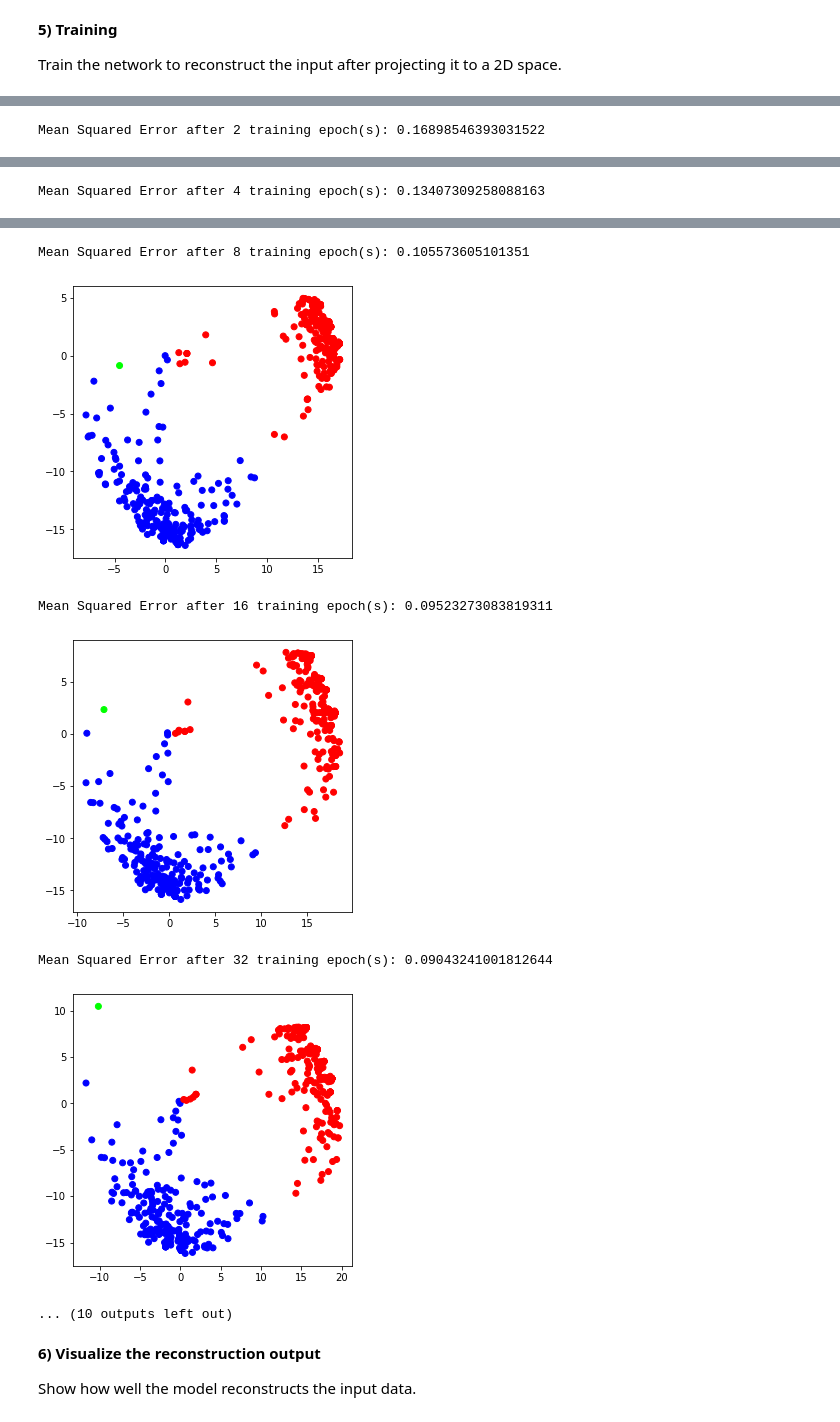
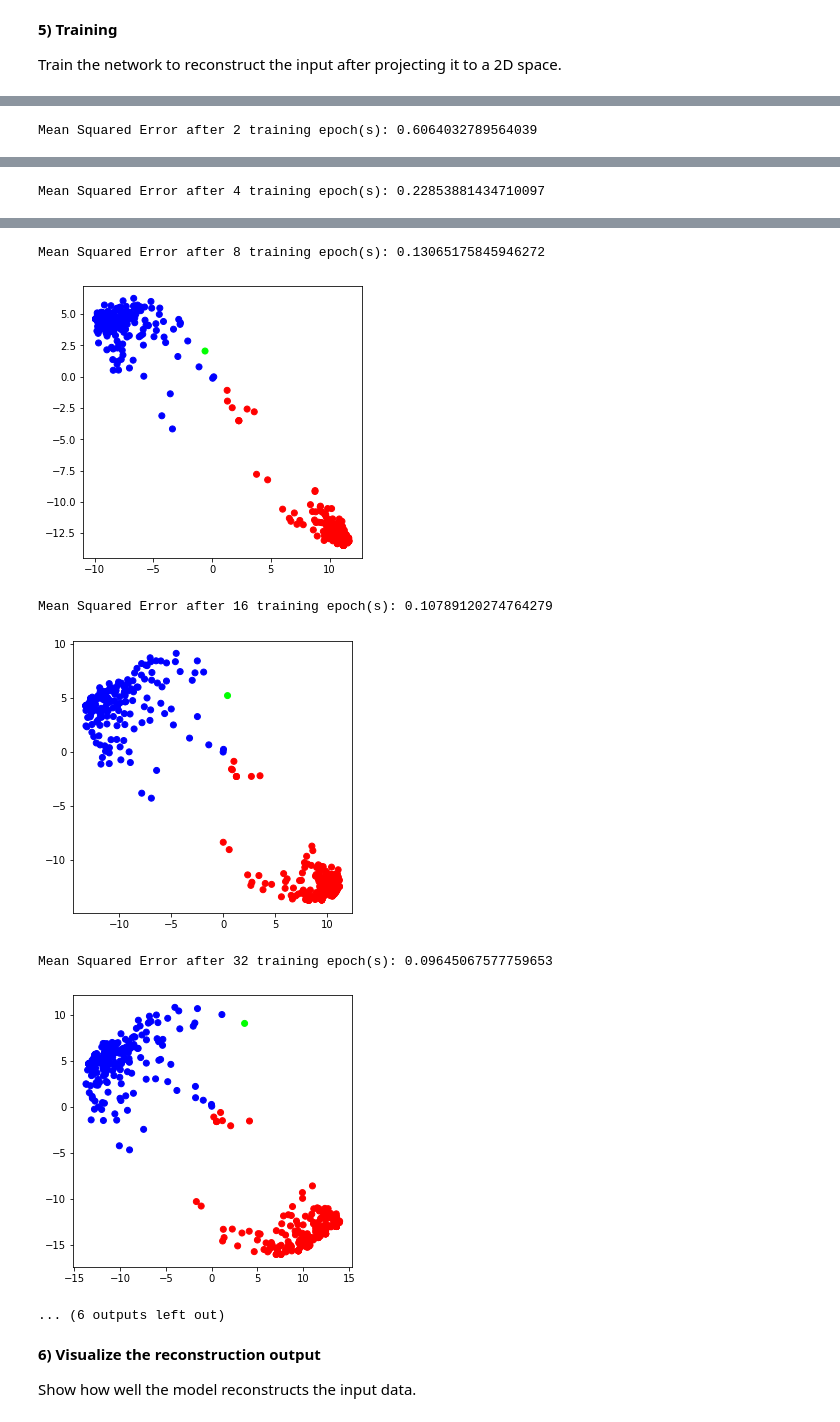
Before and after one commit to shilpisirohi12/bootcamp, a Jupyter notebook: Project2.ipynb, the cells around one changed output, grey strips where cells are left out. Drawn from its saved outputs; the diff is of its cells as text; code cells hidden in the pictures.

```diff
--- a/Project2.ipynb
+++ b/Project2.ipynb
@@ -115,13 +115,11 @@ Create an autoencoder neural network that projects a vector of votes from a hous
 embedding_size = 2
 
 input = tf.keras.Input(shape=(N,))
-out = tf.keras.layers.Dense(128, activation='relu')(input)
-out1 = tf.keras.layers.Dense(64, activation='relu')(out)
-emb = tf.keras.layers.Dense(embedding_size)(out1)
+out = tf.keras.layers.Dense(32, activation='relu')(input)
+emb = tf.keras.layers.Dense(embedding_size)(out)
 
-out = tf.keras.layers.Dense(64, activation='relu')(emb)
-out1 = tf.keras.layers.Dense(128, activation='relu')(out)
-rec = tf.keras.layers.Dense(N, activation='tanh')(out1)
+out = tf.keras.layers.Dense(32, activation='relu')(emb)
+rec = tf.keras.layers.Dense(N, activation='tanh')(out)
 
 model = tf.keras.models.Model(inputs=input, outputs=[rec, emb])
 model.summary()
@@ -192,7 +191,7 @@ def validate(X_, batch_size, model, emb_size):
 
 #training loop
 optimizer = tf.optimizers.Adam(learning_rate=0.001)
-num_epochs = 1024
+num_epochs = 256
 batch_size = 32
 
 log_count = 1
@@ -210 +209 @@ Mean Squared Error after 1 training epoch(s): 0.628905845130554
-Mean Squared Error after 2 training epoch(s): 0.16898546393031522
+Mean Squared Error after 2 training epoch(s): 0.6064032789564039
@@ -212 +211 @@ Mean Squared Error after 2 training epoch(s): 0.16898546393031522
-Mean Squared Error after 4 training epoch(s): 0.13407309258088163
+Mean Squared Error after 4 training epoch(s): 0.22853881434710097
@@ -214,10 +213,10 @@ Mean Squared Error after 4 training epoch(s): 0.13407309258088163
-Mean Squared Error after 8 training epoch(s): 0.105573605101351
+Mean Squared Error after 8 training epoch(s): 0.13065175845946272
-[figure, old version]
+[figure, new version]
-Mean Squared Error after 16 training epoch(s): 0.09523273083819311
+Mean Squared Error after 16 training epoch(s): 0.10789120274764279
-[figure, old version]
+[figure, new version]
-Mean Squared Error after 32 training epoch(s): 0.09043241001812644
+Mean Squared Error after 32 training epoch(s): 0.09645067577759653
-[figure, old version]
+[figure, new version]
-... (10 outputs left out)
+... (6 outputs left out)
 # %% [markdown]
 **6) Visualize the reconstruction output**
 
```
Also changed, not shown: parts of 3 cells of this notebook.
